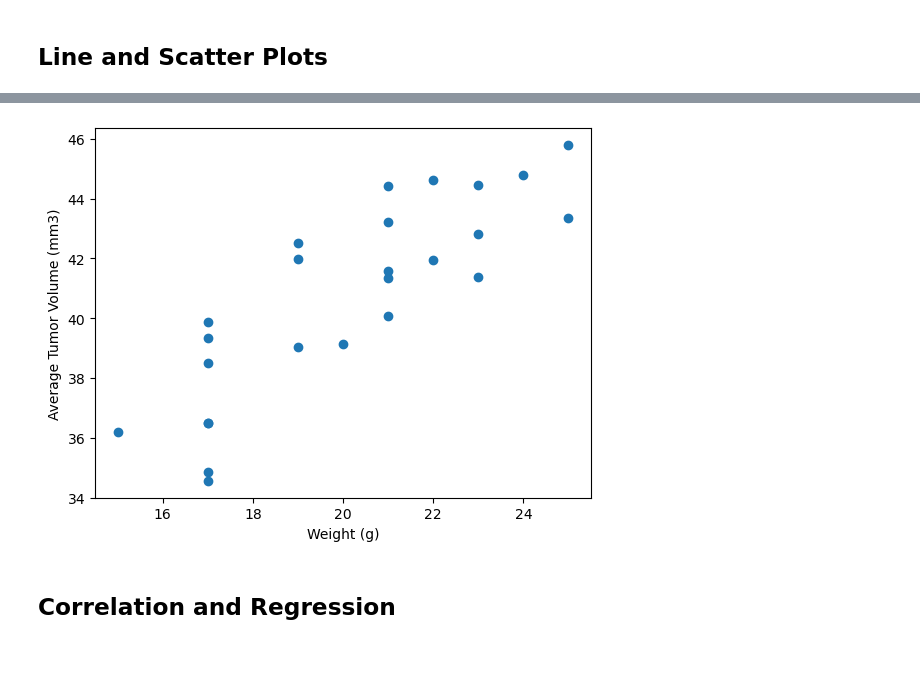
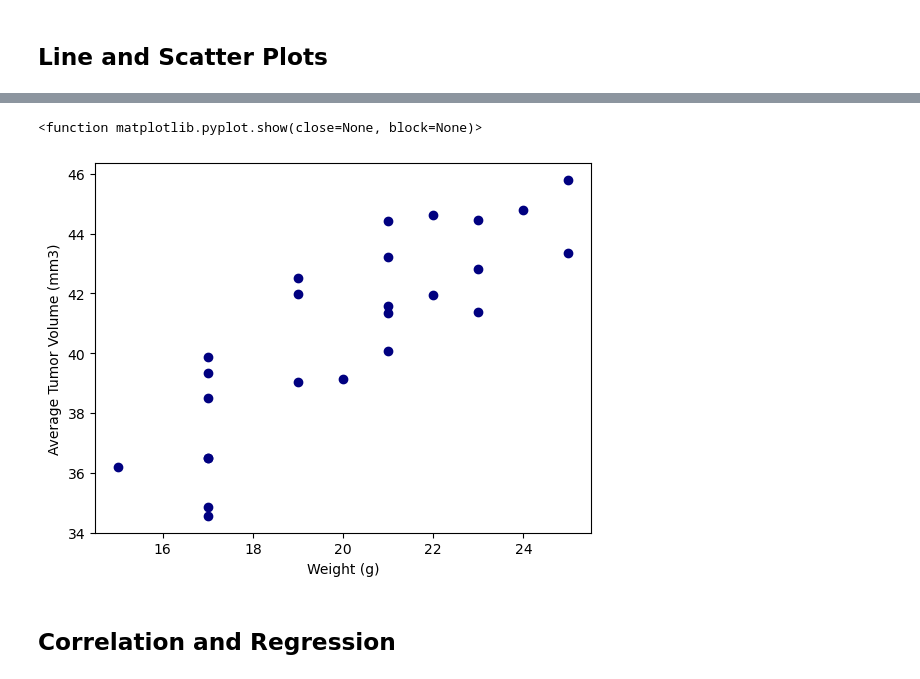
Before and after one commit to ModestGenu/Pymaceuticals-challenge, a Jupyter notebook: challenge 5/Pymaceuticals/pymaceuticals_starter.ipynb, the cells around one changed output, grey strips where cells are left out. Saved outputs shown, nothing was run; the diff lists cells and outputs as text; code cells hidden in the pictures.

```diff
--- a/challenge 5/Pymaceuticals/pymaceuticals_starter.ipynb
+++ b/challenge 5/Pymaceuticals/pymaceuticals_starter.ipynb
@@ -369,7 +303,20 @@ largest_only.describe()
 # %%
-# Generate a scatter plot of mouse weight vs. the average observed tumor volume for the entire Capomulin regimen
+# Generate a scatter plot of mouse weight vs. the
+#average observed tumor volume for the entire Capomulin regimen
+
+cap_df = cleaned_df.loc[cleaned_df["Drug Regimen"]=="Capomulin",:].groupby("Mouse ID")[["Weight (g)","Tumor Volume (mm3)"]].mean()
+
+tumor = (cap_df["Weight (g)"])
+weight = (cap_df["Tumor Volume (mm3)"])
+plt.scatter(tumor, weight,color ="navy")
+
+plt.xlabel('Weight (g)')
+plt.ylabel('Average Tumor Volume (mm3)')
+
+plt.show
 # %% [output]
+<function matplotlib.pyplot.show(close=None, block=None)>
-[figure, old version]
+[figure, new version]
 # %% [markdown]
 ## Correlation and Regression
 # %%
```
Also changed, not shown: parts of 11 cells of this notebook, 1 other file.
